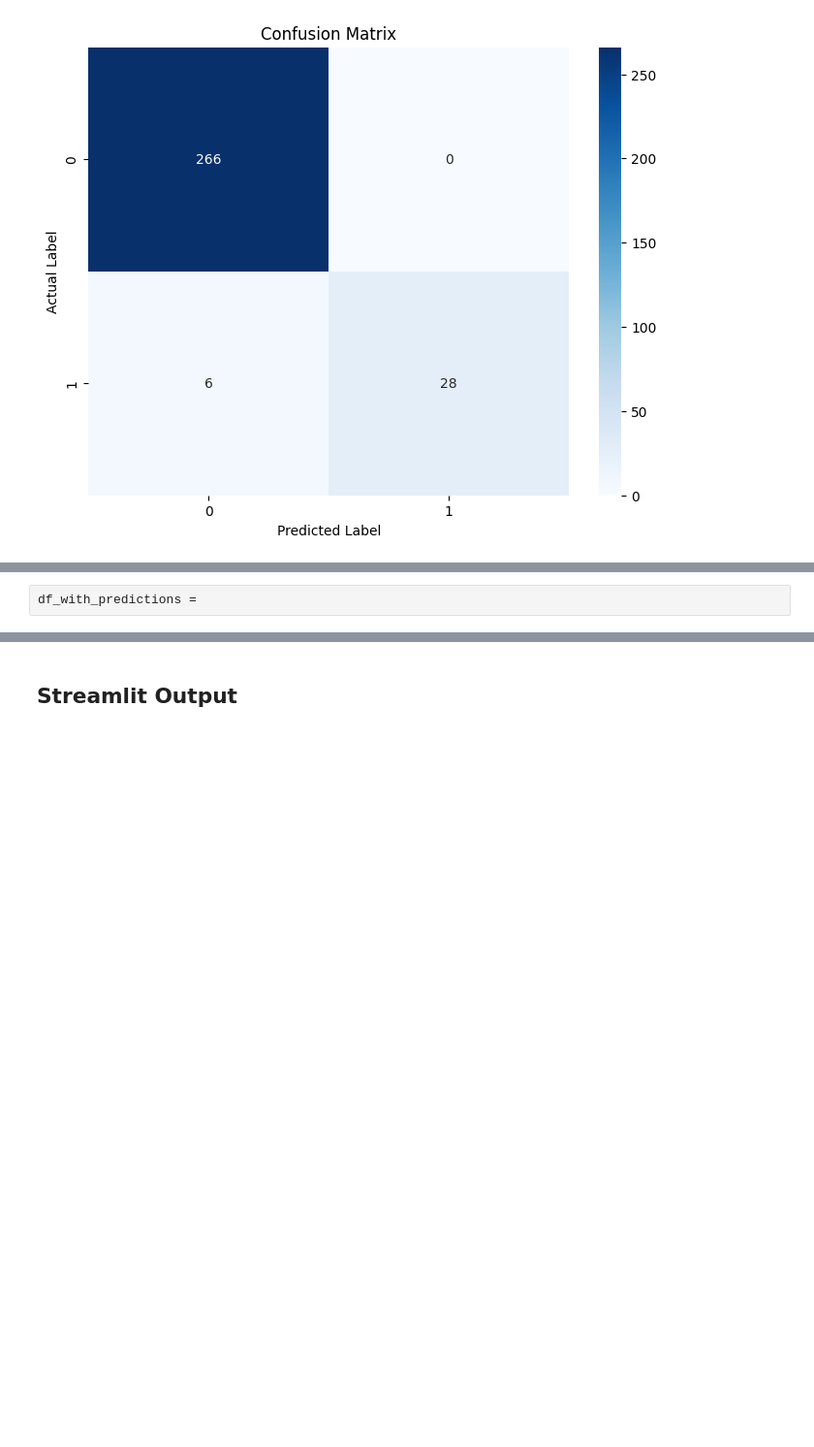
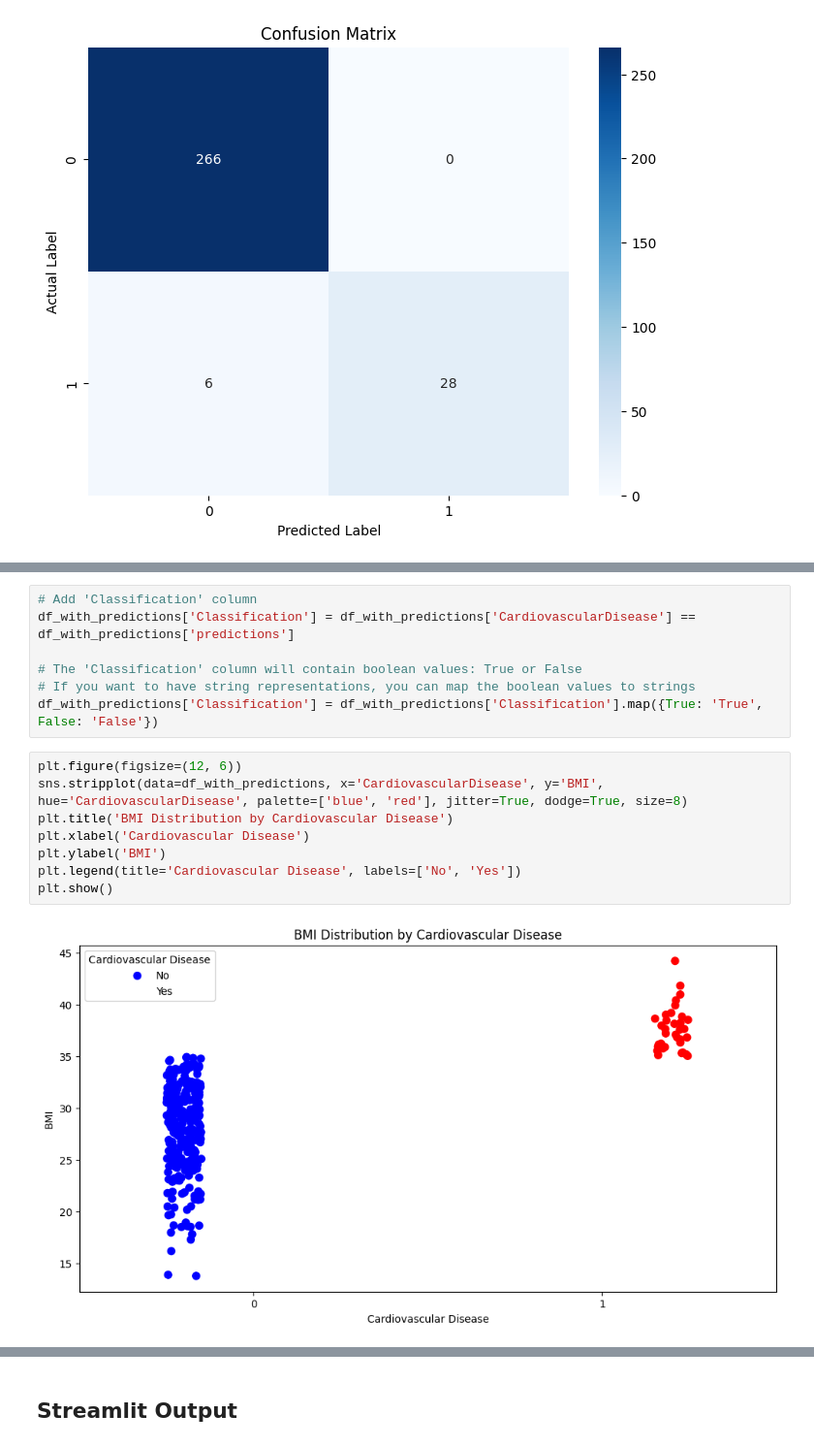
Before and after one commit to starshrimp/HumanMachineInteraction, a Jupyter notebook: Exercise_SNP/exercise_data_projects.ipynb, the cells around one changed output, grey strips where cells are left out. Shown at 97% size. Drawn from its saved outputs; the diff is of its cells as text; blank space fills up the shorter version.

```diff
--- a/Exercise_SNP/exercise_data_projects.ipynb
+++ b/Exercise_SNP/exercise_data_projects.ipynb
@@ -126,2 +129,0 @@ weighted avg       0.98      0.98      0.98        60
-# %%
-df_with_predictions =
@@ -127,0 +161,17 @@ df_with_predictions =
+# %%
+# Add 'Classification' column
+df_with_predictions['Classification'] = df_with_predictions['CardiovascularDisease'] == df_with_predictions['predictions']
+
+# The 'Classification' column will contain boolean values: True or False
+# If you want to have string representations, you can map the boolean values to strings
+df_with_predictions['Classification'] = df_with_predictions['Classification'].map({True: 'True', False: 'False'})
+# %%
+plt.figure(figsize=(12, 6))
+sns.stripplot(data=df_with_predictions, x='CardiovascularDisease', y='BMI', hue='CardiovascularDisease', palette=['blue', 'red'], jitter=True, dodge=True, size=8)
+plt.title('BMI Distribution by Cardiovascular Disease')
+plt.xlabel('Cardiovascular Disease')
+plt.ylabel('BMI')
+plt.legend(title='Cardiovascular Disease', labels=['No', 'Yes'])
+plt.show()
+# %% [output]
+[figure, added]
```
Also changed, not shown: parts of 30 cells of this notebook.
